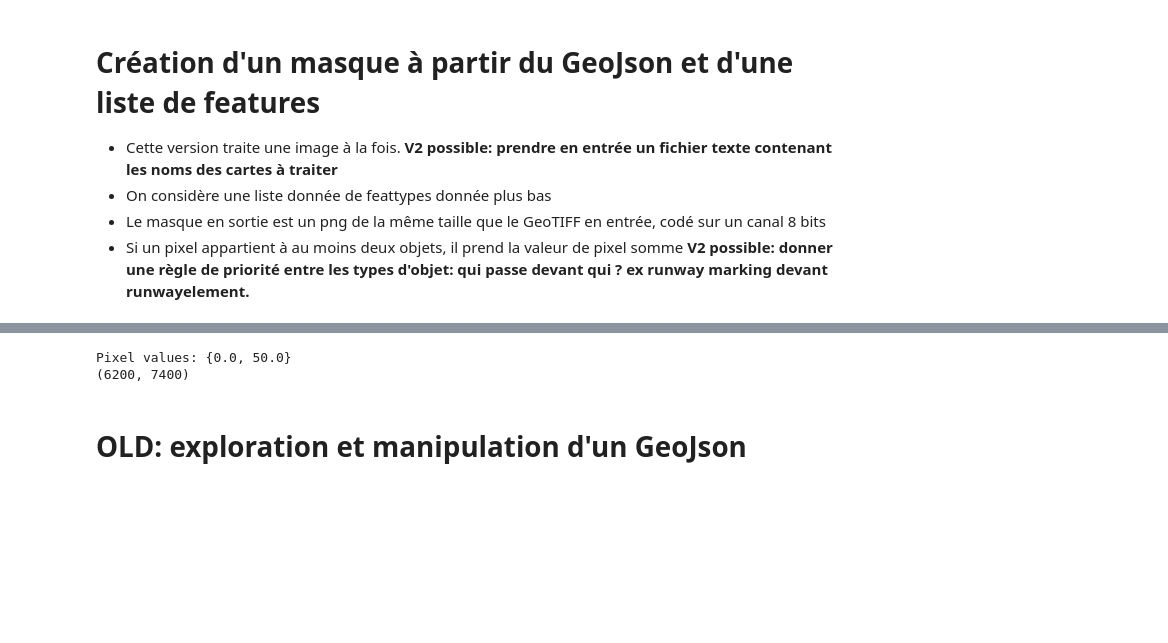
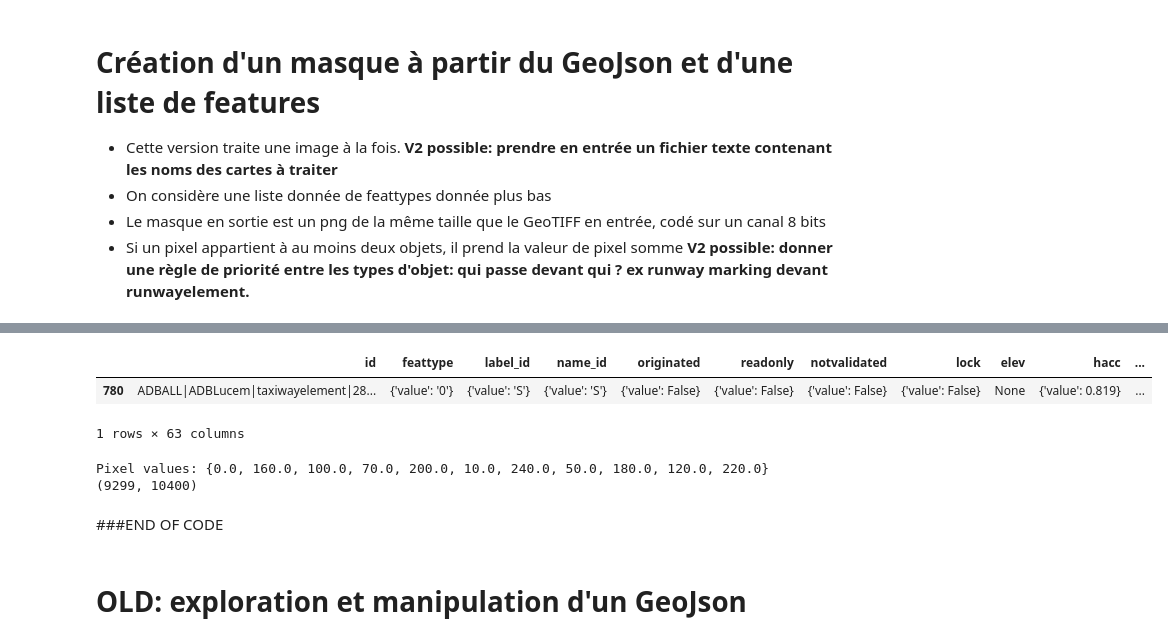
Before and after one commit to p-saint/pie-repo, a Jupyter notebook: mask_creation.ipynb, the cells around one changed output, grey strips where cells are left out. Drawn from its saved outputs; the diff is of its cells as text; code cells hidden in the pictures; blank space fills up the shorter version.

Commit message:
integration label

```diff
--- a/mask_creation.ipynb
+++ b/mask_creation.ipynb
@@ -28,14 +28,15 @@ import matplotlib.pyplot as plt
 # %%
 # A MODIFIER AVEC LES BONS CHEMINS POUR RUN LE CODE SUR VOTRE MACHINE
 
-path_GeoTIFF = "/home/limbothai/PIE/Airport_Feature_Auto_Detection/GeoTIFF/"
-path_GeoJson = "/home/limbothai/PIE/Airport_Feature_Auto_Detection/GeoJson/"
+path_GeoTIFF = "/home/odemoly/Documents/Supaero 4A/PIE/Data/GeoTIFF/"
+path_GeoJson = "/home/odemoly/Documents/Supaero 4A/PIE/Data/GeoJson/"
 
 #image considérée
-name_map = "LIRP"
+name_map = "LFBO"
+filepath = path_GeoJson+"product_ADBLucem_"+name_map+"_1912_0"+".json"
 
 #chemin de sortie pour le masque png
-outfolder = "/home/limbothai/PIE/Airport_Feature_Auto_Detection/Masks"
+outfolder = "/home/odemoly/Documents/Supaero 4A/PIE/Masks"
 os.makedirs(outfolder, exist_ok=True)
 # %%
 # Liste des features d'intérêt et color mapping (1 canal nuances de gris de 1 à 255, 0 est background)
@@ -47,0 +64,15 @@ features_list = ['Apron.apronelement','Runway.runwayelement','ServiceRoad.servic
+# %%
+df = gpd.read_file(filepath)
+
+
+features_list = []
+for e in df['feattype']:
+    if e['value'] not in features_list:
+        features_list.append(e['value'])
+
+print(features_list)
+
+for k in range(len(df['feattype'])):
+    print(df['feattype'][k]['value'])
+
+#df
@@ -48,2 +209,12 @@ features_list = ['Apron.apronelement','Runway.runwayelement','ServiceRoad.servic
+# %%
+df[df['id']=="ADBALL|ADBLucem|taxiwayelement|255951"]
+df[df['feattype']=={"value":"0"}]
+df[df['id']=='ADBALL|ADBLucem|taxiwayelement|284978']
+#df.keys()
+#df['id'][780]
+# %% [output]
+|  | id | feattype | label_id | name_id | originated | readonly | notvalidated | lock | elev | hacc | ... |
+| 780 | ADBALL|ADBLucem|taxiwayelement|28... | {'value': '0'} | {'value': 'S'} | {'value': 'S'} | {'value': False} | {'value': False} | {'value': False} | {'value': False} | None | {'value': 0.819} | ... |
+1 rows × 63 columns
 # %%
 # Fonctions de création de masques par lecture du GeoJson
@@ -92,19 +277,23 @@ def create_mask(features_list,src,df):
 img_name = name_map+"_ortho.tif"
 directory = os.fsencode(path_GeoTIFF)
 
+poly_shp_test = []
 for file in os.listdir(directory):
     filename = os.fsdecode(file)
     if filename==img_name:
+        #print(path_GeoTIFF+"{}".format(filename))
         with rasterio.open(path_GeoTIFF+"{}".format(filename)) as src:
             img = src.read()
             meta = src.meta
-            filepath = path_GeoJson+"product_ADBLucem_"+name_map+".json"
-            df = polygon_df(filepath)
 
-            whole_mask = create_mask(features_list,src,df)
+            #print("features_list=", features_list)
+            df = polygon_df(filepath,features_list)
+
+            whole_mask= create_mask(features_list,src,df)
 
             # Just stores the different pixel values in the mask array, and print them.
             a=set([])
+
             for row in whole_mask:
                 for elt in row:
                     a.add(elt)
@@ -129,5 +318,7 @@ for file in os.listdir(directory):
             # Save numpy array into png mask 1 channel
             cv2.imwrite(outfolder + '/masktest_{}.png'.format(img_name.split('_')[0]),whole_mask)
 # %% [output]
-Pixel values: {0.0, 50.0}
-(6200, 7400)
+Pixel values: {0.0, 160.0, 100.0, 70.0, 200.0, 10.0, 240.0, 50.0, 180.0, 120.0, 220.0}
+(9299, 10400)
+# %% [markdown]
+###END OF CODE
```
Also changed, not shown: parts of 16 cells of this notebook.
